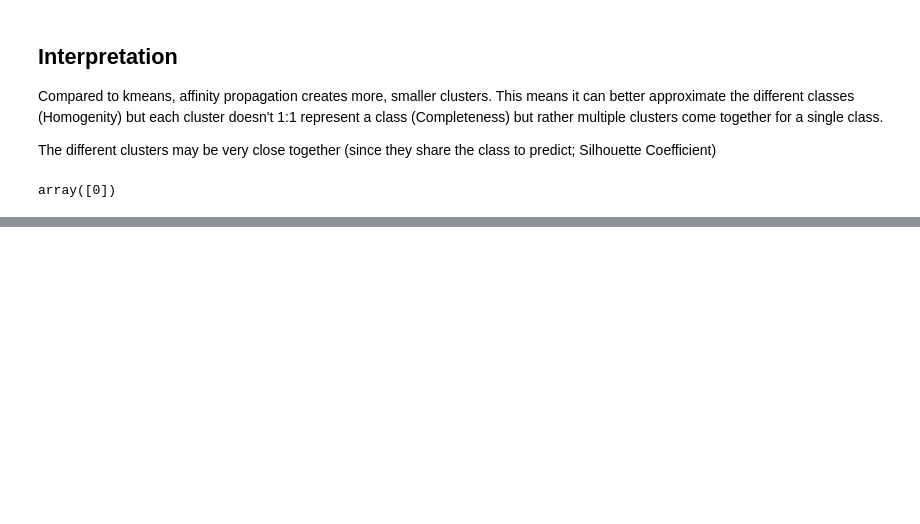
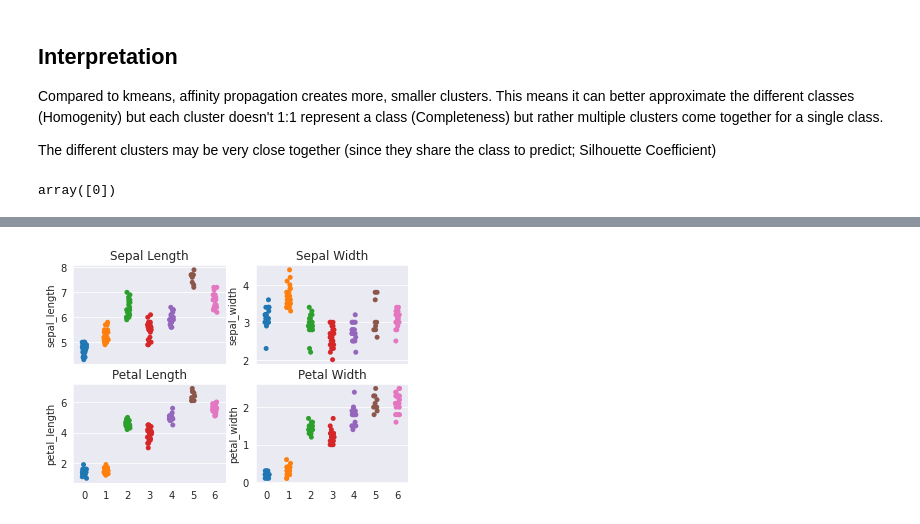
Before and after one commit to Linschlager/IP6-ML-Playground, a Jupyter notebook: src/affinity-propagation.ipynb, the cells around one changed output, grey strips where cells are left out. Drawn from its saved outputs; the diff is of its cells as text; code cells hidden in the pictures; blank space fills up the shorter version.

```diff
--- a/src/affinity-propagation.ipynb
+++ b/src/affinity-propagation.ipynb
@@ -78,0 +88,12 @@ array([0])
+# %%
+fig, axs = plt.subplots(2, 2, sharex='all')
+
+def plot_graph(ax, data, title):
+    sns.stripplot(y=data, x=ap.labels_, ax=ax)
+    ax.set_title(title)
+plot_graph(axs[0,0], iris.sepal_length, "Sepal Length")
+plot_graph(axs[0,1], iris.sepal_width, "Sepal Width")
+plot_graph(axs[1,0], iris.petal_length, "Petal Length")
+plot_graph(axs[1,1], iris.petal_width, "Petal Width")
+# %% [output]
+[figure, added]
```
Also changed, not shown: parts of 2 cells of this notebook.
